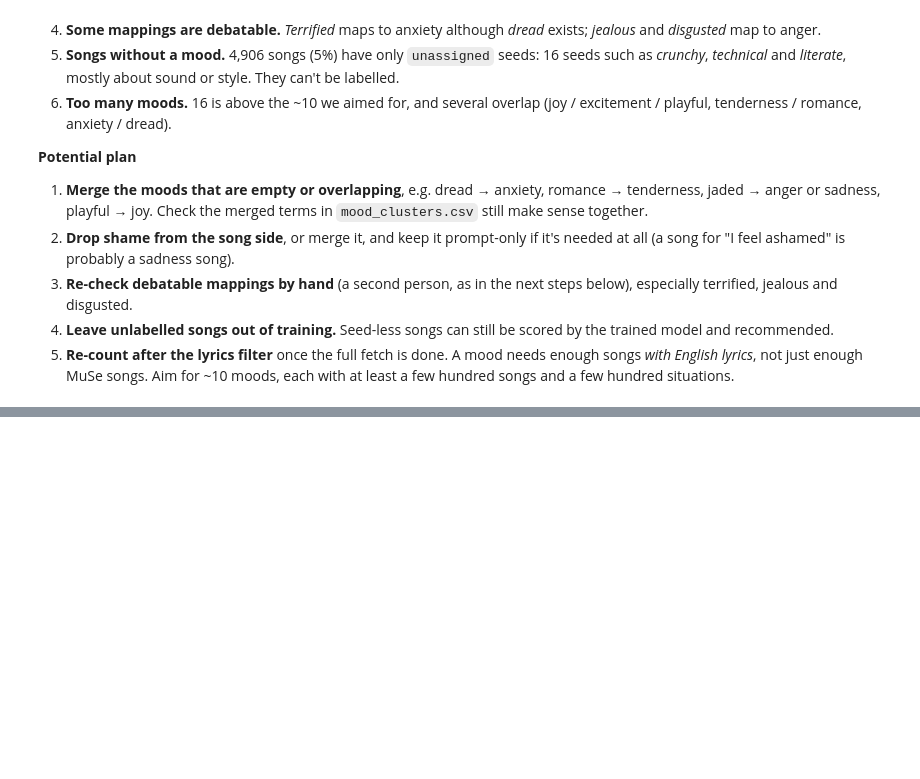
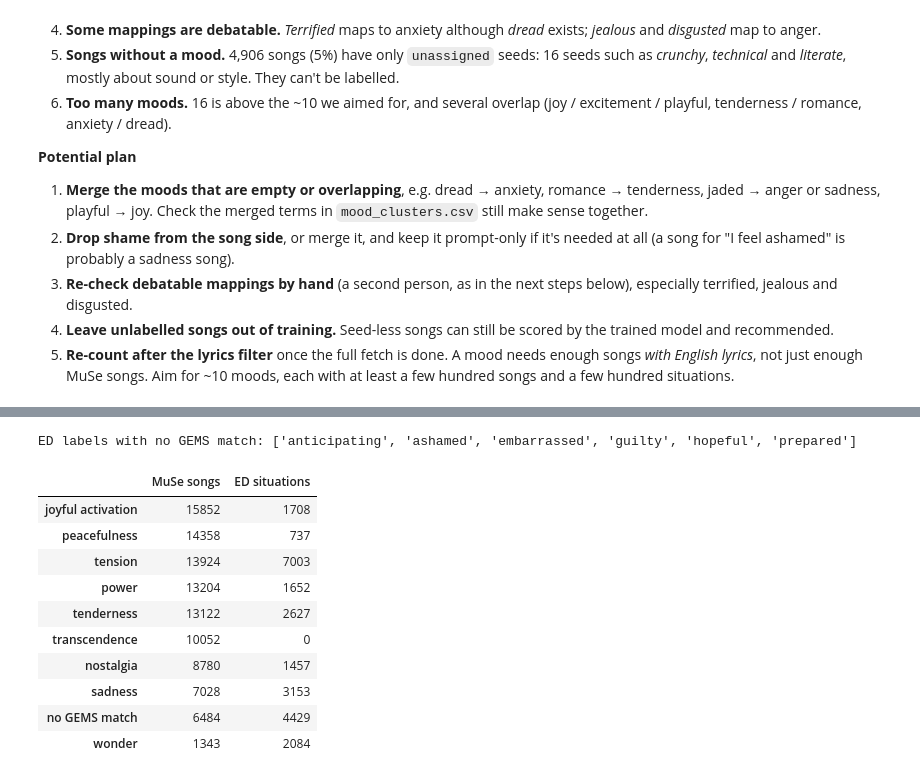
Before and after one commit to Oshawotttt/mood-playlist, a Jupyter notebook: proposal/DAP_IEDA_Template.ipynb, the cells around one changed output, grey strips where cells are left out. Cells and saved outputs as stored; diff of their text form; code cells hidden in the pictures; blank space fills up the shorter version.

```diff
--- a/proposal/DAP_IEDA_Template.ipynb
+++ b/proposal/DAP_IEDA_Template.ipynb
@@ -1562,0 +1555,37 @@ songs with no mood (only unassigned seeds): 4,906; with more than one mood: 13,7
+# %%
+# Rough remap of the 16 draft moods onto the 9 GEMS emotions (Zentner et al., 2008).
+# Most draft moods map whole; a few terms are moved one by one where GEMS splits a draft mood.
+DRAFT_TO_GEMS = {
+    "calm": "peacefulness", "tenderness": "tenderness", "romance": "tenderness",
+    "nostalgia": "nostalgia", "sadness": "sadness", "joy": "joyful activation",
+    "playful": "joyful activation", "excitement": "power", "pride": "power",
+    "ethereal": "transcendence", "anxiety": "tension", "dread": "tension", "anger": "tension",
+    "hope": "no GEMS match", "jaded": "no GEMS match", "shame": "no GEMS match",
+}
+TERM_TO_GEMS = {
+    **dict.fromkeys(["amazed", "awe", "blown", "impressed", "impressive", "shock", "shocked", "surprise",
+                     "surprised", "unexpected", "mysterious", "enigmatic"], "wonder"),
+    **dict.fromkeys(["excited", "animated", "lively", "boisterous", "rambunctious", "stoked", "thrilled"],
+                    "joyful activation"),
+}
+to_gems = {t: TERM_TO_GEMS.get(t, DRAFT_TO_GEMS.get(m, m)) for t, m in to_mood.items()}
+song_gems = muse["seeds"].apply(lambda s: {to_gems[x] for x in s} - {"unassigned"})
+gems_coverage = (pd.DataFrame({"MuSe songs": song_gems.explode().value_counts(),
+                               "ED situations": ed["emotion"].map(to_gems).value_counts()})
+                 .drop(index="unassigned", errors="ignore").fillna(0).astype(int)
+                 .sort_values("MuSe songs", ascending=False))
+print("ED labels with no GEMS match:", sorted(e for e in ed["emotion"].unique() if to_gems[e] == "no GEMS match"))
+gems_coverage
+# %% [output]
+ED labels with no GEMS match: ['anticipating', 'ashamed', 'embarrassed', 'guilty', 'hopeful', 'prepared']
+|  | MuSe songs | ED situations |
+| joyful activation | 15852 | 1708 |
+| peacefulness | 14358 | 737 |
+| tension | 13924 | 7003 |
+| power | 13204 | 1652 |
+| tenderness | 13122 | 2627 |
+| transcendence | 10052 | 0 |
+| nostalgia | 8780 | 1457 |
+| sadness | 7028 | 3153 |
+| no GEMS match | 6484 | 4429 |
+| wonder | 1343 | 2084 |
```
Also changed, not shown: parts of 29 cells of this notebook, 2 other files.
